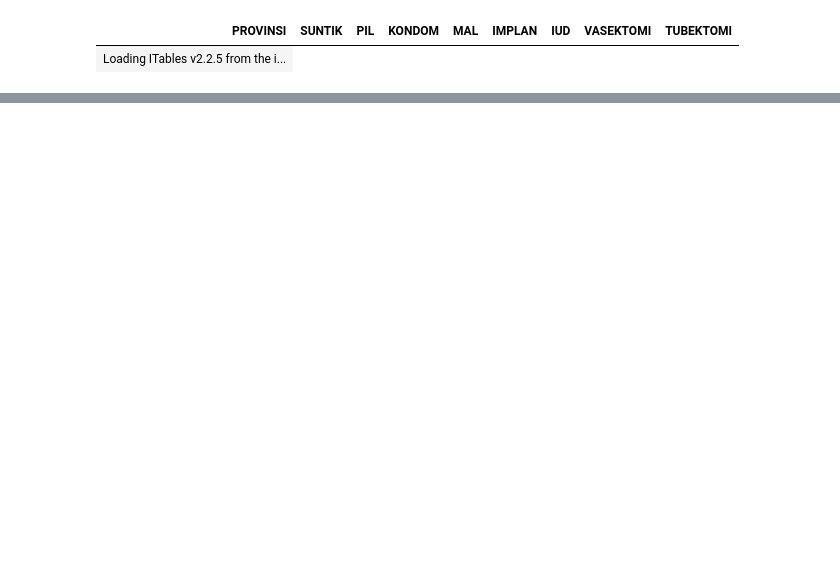
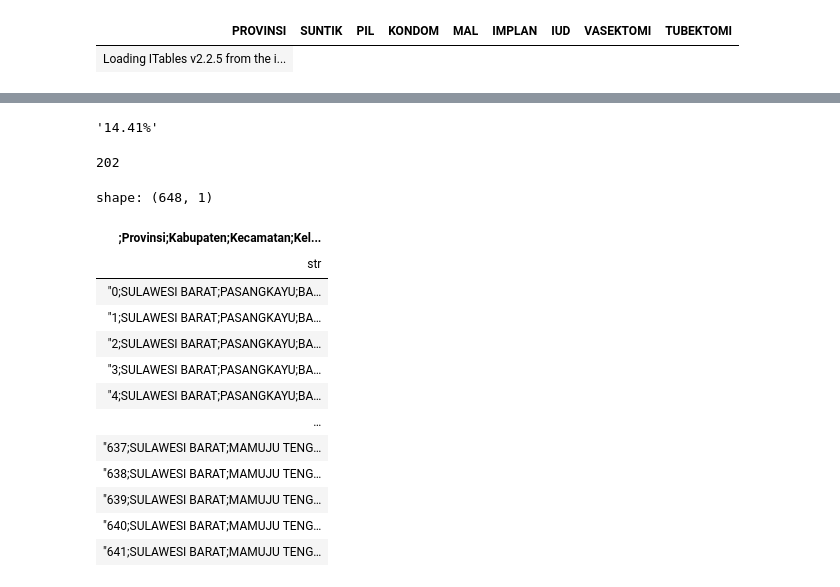
Before and after one commit to pokja0/profil_desa_py, a Jupyter notebook: tes_output.ipynb, the cells around one changed output, grey strips where cells are left out. Saved outputs shown, nothing was run; the diff lists cells and outputs as text; code cells hidden in the pictures; blank space fills up the shorter version.

```diff
--- a/tes_output.ipynb
+++ b/tes_output.ipynb
@@ -791,0 +948,35 @@ shape: (5, 14)
+# %%
+str(round(hasil_kalkulasi.select(pl.col("Jumlah_Hasil_Akhir")).item() * 100,2)) + "%"
+# %% [output]
+'14.41%'
+# %%
+data_bkb_keluarga.filter(
+    pl.col("KABUPATEN").is_in(filter_kabupaten),
+    pl.col("KECAMATAN").is_in(filter_kecamatan),
+    pl.col("KELURAHAN").is_in(filter_desa),
+    pl.col("BULAN").is_in(filter_bulan)
+).group_by('PROVINSI').agg([
+    pl.col("KKA").sum()
+]).select(pl.col("KKA")).item()
+# %% [output]
+202
+# %%
+edukasi_kbpp_bumil = pl.read_csv("data/2025-elsimil-bumil.csv", separator=";")
+edukasi_kbpp_pascasalin = pl.read_csv("data/2025-elsimil-pascasalin.csv", separator=";")
+# %%
+edukasi_kbpp_pascasalin
+# %% [output]
+shape: (648, 1)
+| ;Provinsi;Kabupaten;Kecamatan;Kel... |
+| str |
+| "0;SULAWESI BARAT;PASANGKAYU;BA… |
+| "1;SULAWESI BARAT;PASANGKAYU;BA… |
+| "2;SULAWESI BARAT;PASANGKAYU;BA… |
+| "3;SULAWESI BARAT;PASANGKAYU;BA… |
+| "4;SULAWESI BARAT;PASANGKAYU;BA… |
+| … |
+| "637;SULAWESI BARAT;MAMUJU TENG… |
+| "638;SULAWESI BARAT;MAMUJU TENG… |
+| "639;SULAWESI BARAT;MAMUJU TENG… |
+| "640;SULAWESI BARAT;MAMUJU TENG… |
+| "641;SULAWESI BARAT;MAMUJU TENG… |
```
Also changed, not shown: parts of 7 cells of this notebook, 6 other files.
